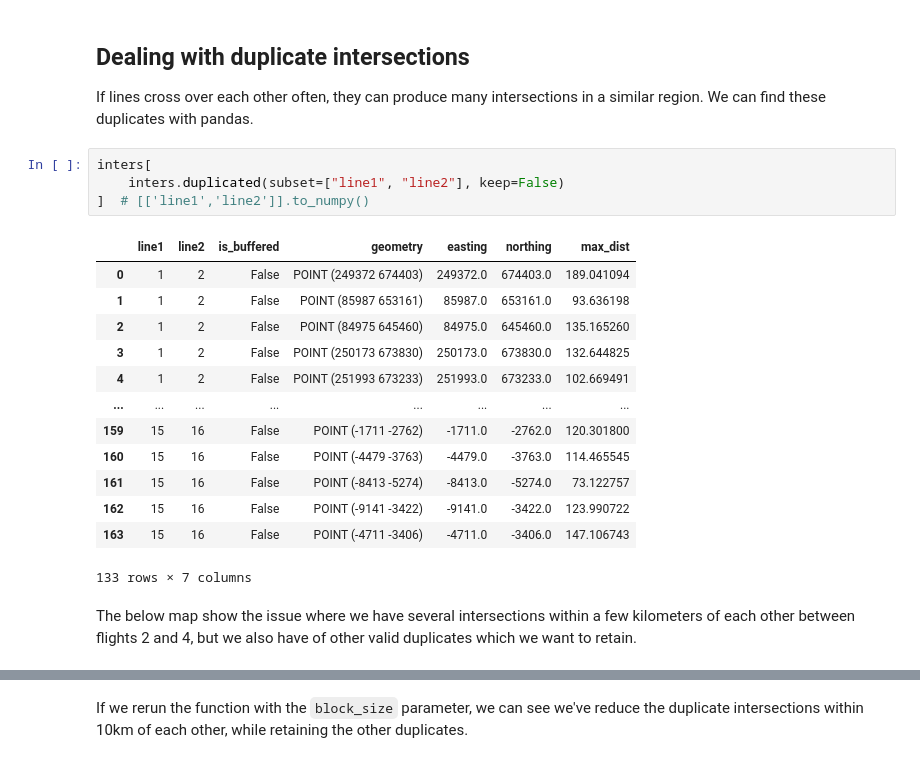
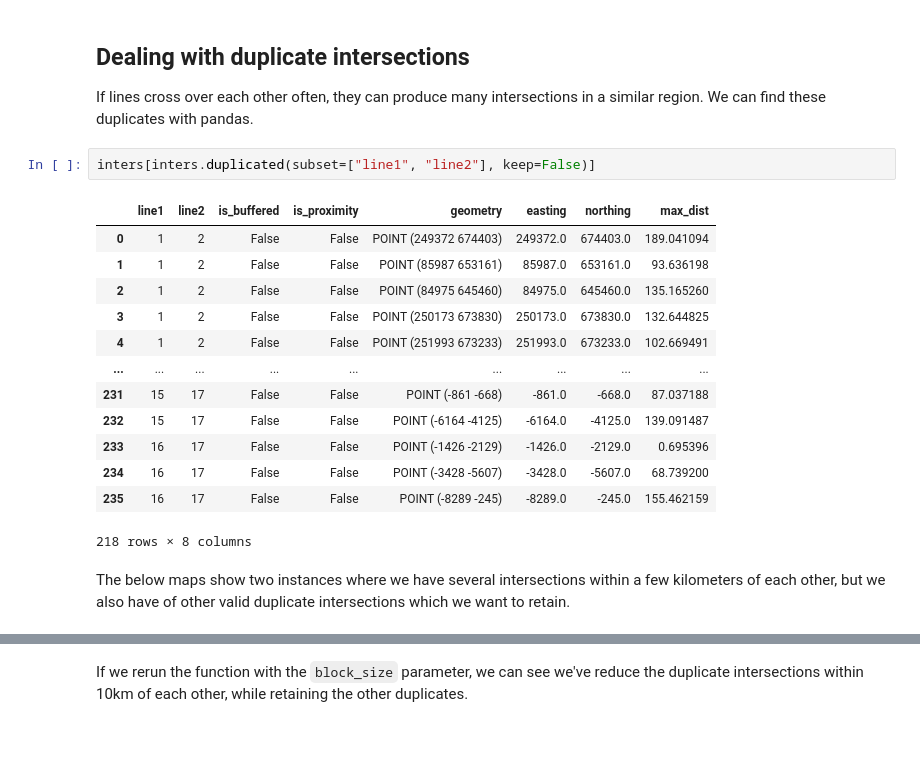
Before and after one commit to GeoToolkits/airbornegeo, a Jupyter notebook: docs/crossovers_03_network_intersections.ipynb, the cells around one changed output, grey strips where cells are left out. Drawn from its saved outputs; the diff is of its cells as text.

```diff
--- a/docs/crossovers_03_network_intersections.ipynb
+++ b/docs/crossovers_03_network_intersections.ipynb
@@ -172,23 +172,21 @@ airbornegeo.lines_without_intersections(data_df, inters, line_column="flight")
 
 If lines cross over each other often, they can produce many intersections in a similar region. We can find these duplicates with pandas.
 # %%
-inters[
-    inters.duplicated(subset=["line1", "line2"], keep=False)
-]  # [['line1','line2']].to_numpy()
+inters[inters.duplicated(subset=["line1", "line2"], keep=False)]
 # %% [output]
-|  | line1 | line2 | is_buffered | geometry | easting | northing | max_dist |
-| 0 | 1 | 2 | False | POINT (249372 674403) | 249372.0 | 674403.0 | 189.041094 |
-| 1 | 1 | 2 | False | POINT (85987 653161) | 85987.0 | 653161.0 | 93.636198 |
-| 2 | 1 | 2 | False | POINT (84975 645460) | 84975.0 | 645460.0 | 135.165260 |
-| 3 | 1 | 2 | False | POINT (250173 673830) | 250173.0 | 673830.0 | 132.644825 |
-| 4 | 1 | 2 | False | POINT (251993 673233) | 251993.0 | 673233.0 | 102.669491 |
-| ... | ... | ... | ... | ... | ... | ... | ... |
-| 159 | 15 | 16 | False | POINT (-1711 -2762) | -1711.0 | -2762.0 | 120.301800 |
-| 160 | 15 | 16 | False | POINT (-4479 -3763) | -4479.0 | -3763.0 | 114.465545 |
-| 161 | 15 | 16 | False | POINT (-8413 -5274) | -8413.0 | -5274.0 | 73.122757 |
-| 162 | 15 | 16 | False | POINT (-9141 -3422) | -9141.0 | -3422.0 | 123.990722 |
-| 163 | 15 | 16 | False | POINT (-4711 -3406) | -4711.0 | -3406.0 | 147.106743 |
+|  | line1 | line2 | is_buffered | is_proximity | geometry | easting | northing | max_dist |
+| 0 | 1 | 2 | False | False | POINT (249372 674403) | 249372.0 | 674403.0 | 189.041094 |
+| 1 | 1 | 2 | False | False | POINT (85987 653161) | 85987.0 | 653161.0 | 93.636198 |
+| 2 | 1 | 2 | False | False | POINT (84975 645460) | 84975.0 | 645460.0 | 135.165260 |
+| 3 | 1 | 2 | False | False | POINT (250173 673830) | 250173.0 | 673830.0 | 132.644825 |
+| 4 | 1 | 2 | False | False | POINT (251993 673233) | 251993.0 | 673233.0 | 102.669491 |
+| ... | ... | ... | ... | ... | ... | ... | ... | ... |
+| 231 | 15 | 17 | False | False | POINT (-861 -668) | -861.0 | -668.0 | 87.037188 |
+| 232 | 15 | 17 | False | False | POINT (-6164 -4125) | -6164.0 | -4125.0 | 139.091487 |
+| 233 | 16 | 17 | False | False | POINT (-1426 -2129) | -1426.0 | -2129.0 | 0.695396 |
+| 234 | 16 | 17 | False | False | POINT (-3428 -5607) | -3428.0 | -5607.0 | 68.739200 |
+| 235 | 16 | 17 | False | False | POINT (-8289 -245) | -8289.0 | -245.0 | 155.462159 |
-133 rows × 7 columns
+218 rows × 8 columns
 # %% [markdown]
-The below map show the issue where we have several intersections within a few kilometers of each other between flights 2 and 4, but we also have of other valid duplicates which we want to retain.
+The below maps show two instances where we have several intersections within a few kilometers of each other, but we also have of other valid duplicate intersections which we want to retain.
 # %%
```
Also changed, not shown: parts of 15 cells of this notebook, 1 other file.
